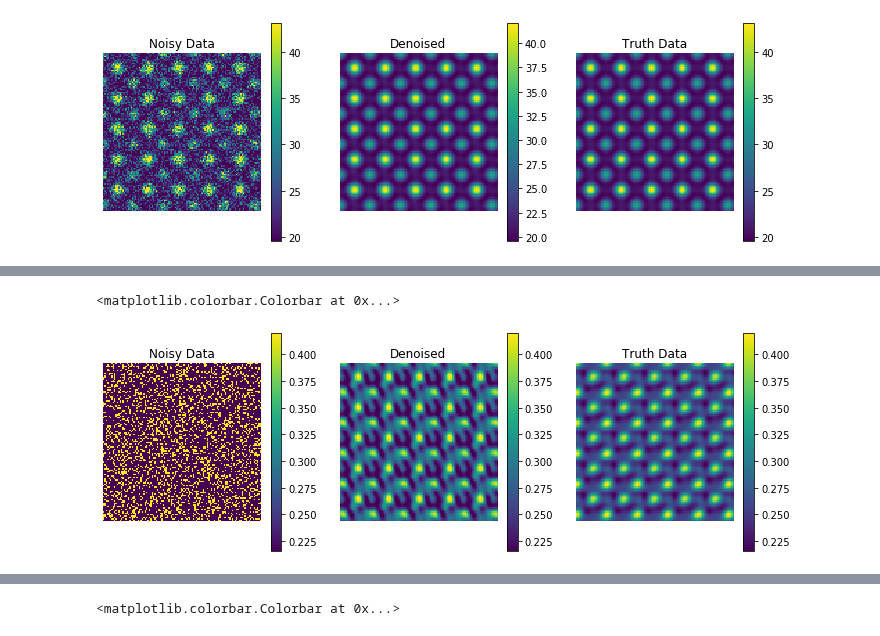
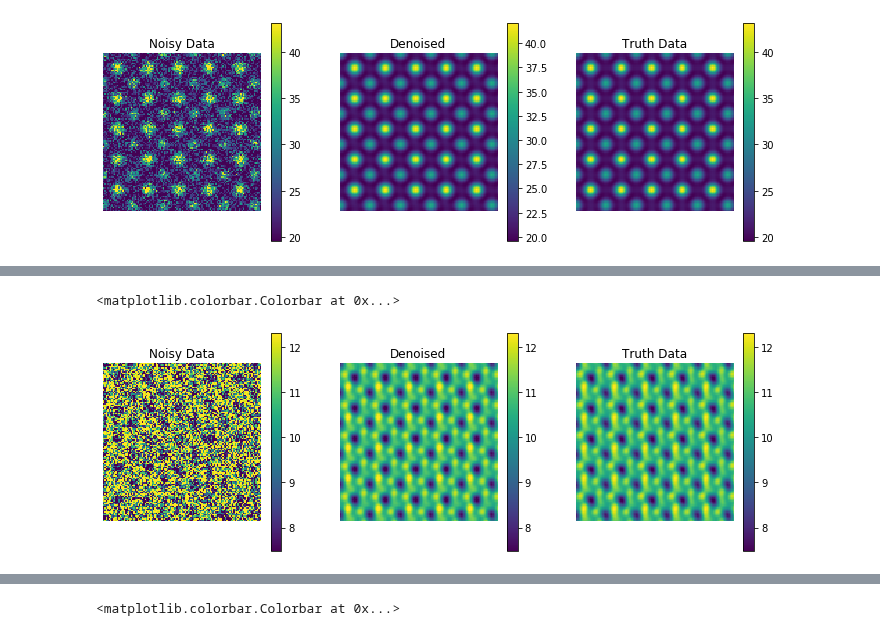
Before and after one commit to CY-Zhang/PyProcessingCodes, a Jupyter notebook: TensorDenoise/VisulizeResult_STOsim.ipynb, the cells around one changed output, grey strips where cells are left out. Drawn from its saved outputs; the diff is of its cells as text; code cells hidden in the pictures.

Commit message:
Some new cells to plot figures for group meeting.

```diff
--- a/TensorDenoise/VisulizeResult_STOsim.ipynb
+++ b/TensorDenoise/VisulizeResult_STOsim.ipynb
@@ -14,11 +14,3 @@ raw_data = raw_data['datacube']
 truth_data = np.load(path + 'Simulation_truth_STO_slice_5_1000FPS_fullsize.npy')
 denoised_data = sio.loadmat(path + 'Simulation_tensor_STO_slice_5_1000FPS_fullsize.mat')
 denoised_data = denoised_data['est_HOOI']
-# %%
-# denoised data are saved in hdf5 format as it exceeds 2GB
-import h5py
-denoised_data = {}
-f = h5py.File(path + 'Simulation_tensor_STO_slice_5_1000FPS_fullsize.mat')
-for k, v in f.items():
-    denoised_data[k] = np.array(v)
-denoised_data = denoised_data['est_HOOI']
@@ -82,27 +82,27 @@ plt.colorbar()
 # %%
 # Compare real space structure from single kx,ky
 plt.figure(figsize=(12,4))
-iframe = 1000
+iframe = 10000
 clim_low = np.amin(truth_data[:,:,iframe])
 clim_high = np.amax(truth_data[:,:,iframe])
 
 plt.subplot(131)
 plt.imshow(raw_data[:,:,iframe],clim=[clim_low,clim_high])
 plt.title('Noisy Data')
 plt.axis('off')
 plt.colorbar()
 
 plt.subplot(132)
 plt.imshow(denoised_data[:,:,iframe],clim=[clim_low,clim_high])
 plt.colorbar()
 plt.axis('off')
 plt.title('Denoised')
 
 plt.subplot(133)
 plt.imshow(truth_data[:,:,iframe],clim=[clim_low,clim_high])
 plt.title('Truth Data')
 plt.axis('off')
 plt.colorbar()
 # %% [output]
 <matplotlib.colorbar.Colorbar at 0x...>
-[figure, old version]
+[figure, new version]
```
Also changed, not shown: parts of 3 cells of this notebook, 5 other files.
